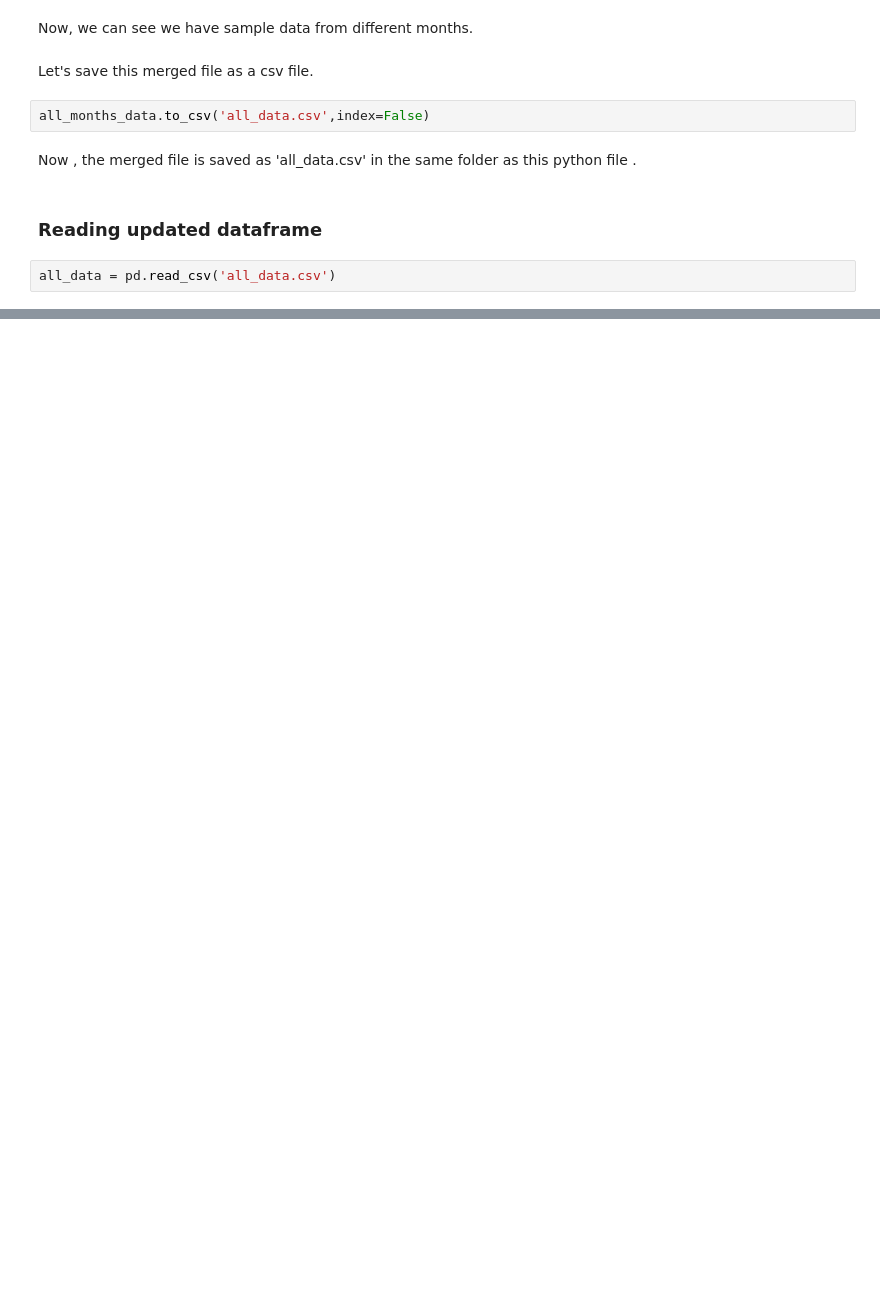
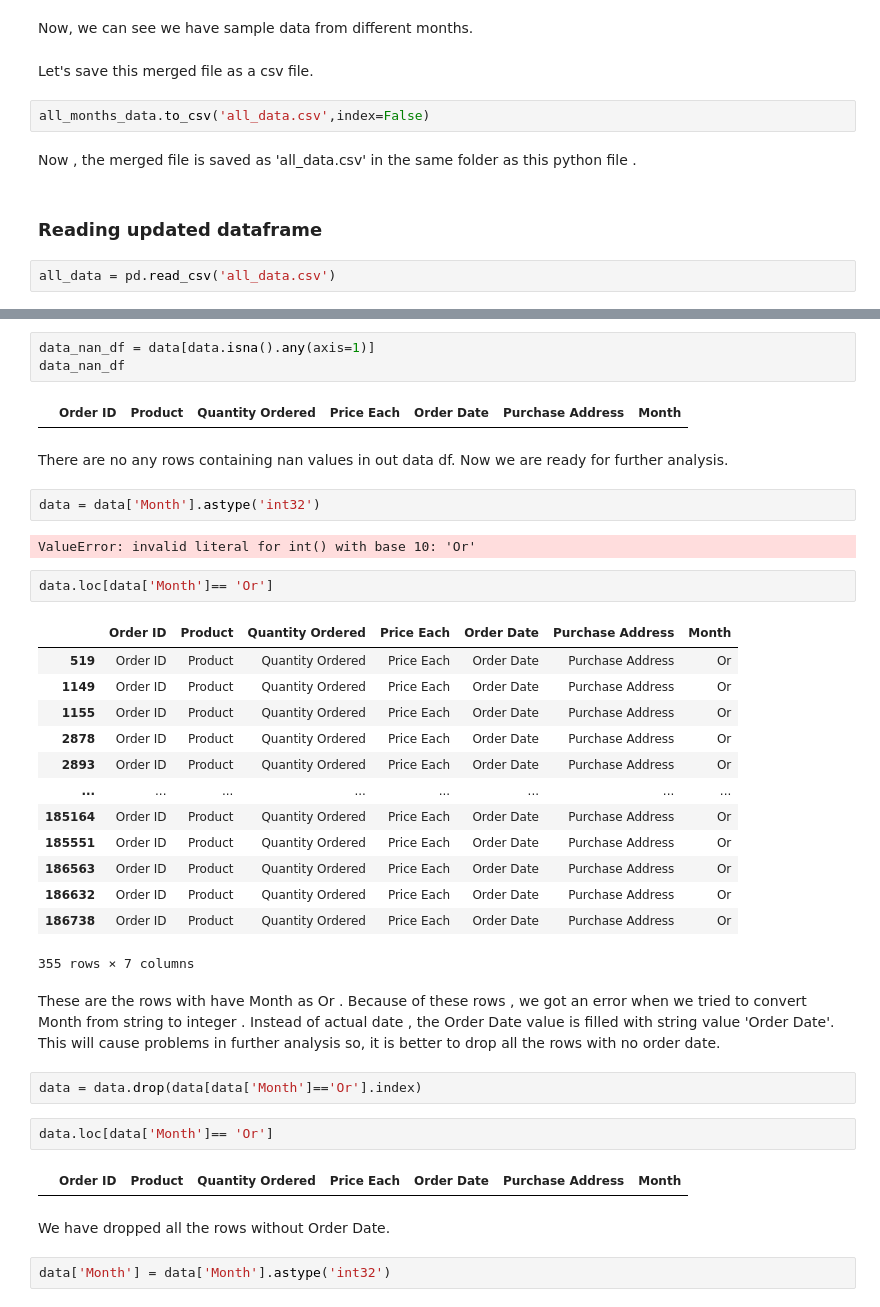
Before and after one commit to Raknala/Sales-data-analysis, a Jupyter notebook: sales_analysis.ipynb, the cells around one changed output, grey strips where cells are left out. Saved outputs shown, nothing was run; the diff lists cells and outputs as text; blank space fills up the shorter version.

```diff
--- a/sales_analysis.ipynb
+++ b/sales_analysis.ipynb
@@ -136,0 +130,39 @@ There are no any rows containing nan values in out data df. Now we are ready for
+# %%
+data_nan_df = data[data.isna().any(axis=1)]
+data_nan_df
+# %% [output]
+|  | Order ID | Product | Quantity Ordered | Price Each | Order Date | Purchase Address | Month |
+# %% [markdown]
+There are no any rows containing nan values in out data df. Now we are ready for further analysis.
+# %%
+data = data['Month'].astype('int32')
+# %% [output]
+ValueError: invalid literal for int() with base 10: 'Or'
+# %%
+data.loc[data['Month']== 'Or']
+# %% [output]
+|  | Order ID | Product | Quantity Ordered | Price Each | Order Date | Purchase Address | Month |
+| 519 | Order ID | Product | Quantity Ordered | Price Each | Order Date | Purchase Address | Or |
+| 1149 | Order ID | Product | Quantity Ordered | Price Each | Order Date | Purchase Address | Or |
+| 1155 | Order ID | Product | Quantity Ordered | Price Each | Order Date | Purchase Address | Or |
+| 2878 | Order ID | Product | Quantity Ordered | Price Each | Order Date | Purchase Address | Or |
+| 2893 | Order ID | Product | Quantity Ordered | Price Each | Order Date | Purchase Address | Or |
+| ... | ... | ... | ... | ... | ... | ... | ... |
+| 185164 | Order ID | Product | Quantity Ordered | Price Each | Order Date | Purchase Address | Or |
+| 185551 | Order ID | Product | Quantity Ordered | Price Each | Order Date | Purchase Address | Or |
+| 186563 | Order ID | Product | Quantity Ordered | Price Each | Order Date | Purchase Address | Or |
+| 186632 | Order ID | Product | Quantity Ordered | Price Each | Order Date | Purchase Address | Or |
+| 186738 | Order ID | Product | Quantity Ordered | Price Each | Order Date | Purchase Address | Or |
+355 rows × 7 columns
+# %% [markdown]
+These are the rows with have Month as Or . Because of these rows , we got an error when we tried to convert Month from string to integer . Instead of actual date , the Order Date value is filled with string value 'Order Date'. This will cause problems in further analysis so, it is better to drop all the rows with no order date.
+# %%
+data = data.drop(data[data['Month']=='Or'].index)
+# %%
+data.loc[data['Month']== 'Or']
+# %% [output]
+|  | Order ID | Product | Quantity Ordered | Price Each | Order Date | Purchase Address | Month |
+# %% [markdown]
+We have dropped all the rows without Order Date.
+# %%
+data['Month'] = data['Month'].astype('int32')
```
Also changed, not shown: parts of 37 cells of this notebook.
